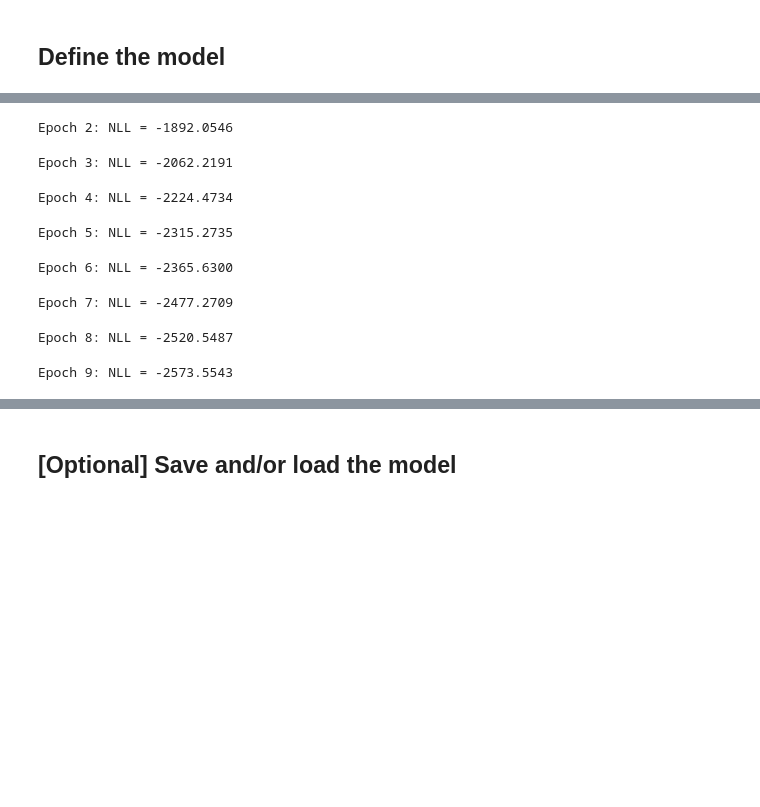
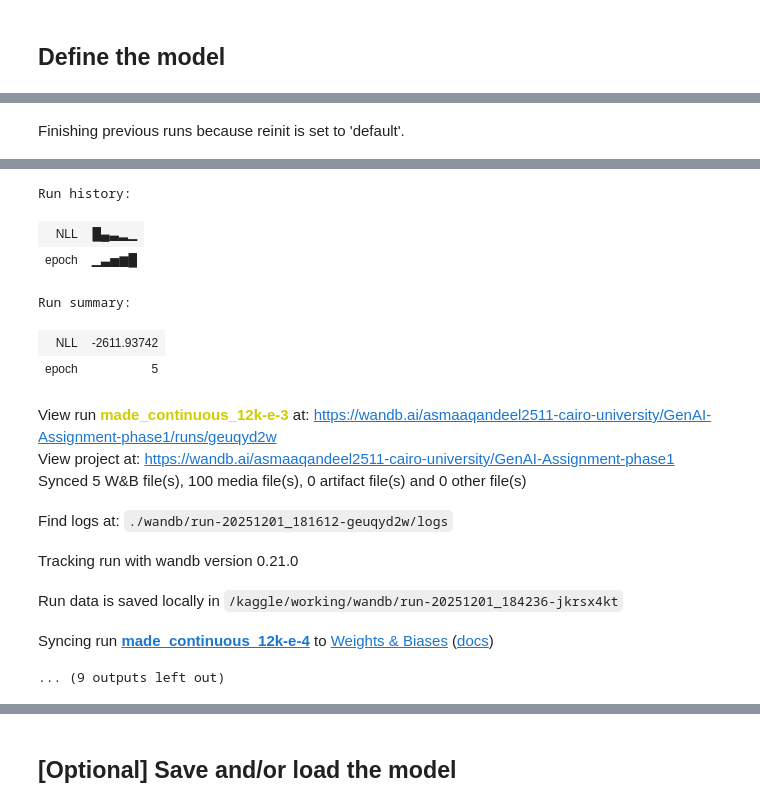
Before and after one commit to AsmaaQ25/GenAI-CMP637-2025, a Jupyter notebook: notebooks/MNIST_MADE.ipynb, the cells around one changed output, grey strips where cells are left out. Cells and saved outputs as stored; diff of their text form; code cells hidden in the pictures; blank space fills up the shorter version.

```diff
--- a/notebooks/MNIST_MADE.ipynb
+++ b/notebooks/MNIST_MADE.ipynb
@@ -132,3 +91,0 @@ show_batch_heatmaps(x)
-# %%
-x = (x > 0.5).float()
-x.unique()
@@ -357,40 +260,37 @@ def train_continuous_made(model, dataloader, epochs=10, lr=1e-3, device='cuda'):
     return epoch_losses
 # %%
 # TODO: Define the hyperparameters here.
-input_dim = 28*28
-hidden_layers = 2
-hidden_dim = [1000,1000]
-actv = "relu"
-grad_clip = 5.0
-n_mixtures = 10
-lr = 1e-5
+input_dim = 28*28 # for a flat image
+hidden_dim = [12455,12455] # two layers each is 8000
+# actv = "relu"
+# grad_clip = 5.0
+# n_mixtures = 10
+model = ContinuousConditionalMADE(
+    input_size= input_dim,
+    cond_size=10,
+    hidden_sizes= hidden_dim,
+)
 # %%
 # usage
 # training parameters
-epochs = 3
+epochs = 7
 batch_size = 64
-max_patience = 40
+lr = 1e-4
 
-model = ContinuousConditionalMADE(
-    input_size=784,
-    cond_size=10,
-    hidden_sizes=[1024, 1024],
-)
+# prepare data
 train_loader = DataLoader(dataset, batch_size=batch_size, shuffle=True)
+# prepare logger Weights and biases (Wandb)
+################
 
+wandb.login(key="9bf31a65f3249f4d45183b47993a4fdc3328db1f")
+wandb_logger = wandb.init(project="GenAI-Assignment-phase1", name="made_continuous_12k-e-4",
+                         config = {
+                        "learning_rate": lr,
+                        "batch_size": batch_size,
+                        "optimizer": "adam",
+                        "epochs": epochs,
+                        "model_architecture": "MADE-Continuous",
+                         "hidden_layers": hidden_dim })
 
-loss_history = train_continuous_made(model, train_loader, epochs=10, lr=1e-3, device='cuda')
-
-
-# wandb.login(key="9bf31a65f3249f4d45183b47993a4fdc3328db1f")
-# wandb_logger = wandb.init(project="GenAI-Assignment-phase1", name="made_con",
-#                          config = {
-#                         "learning_rate": lr,
-#                         "batch_size": batch_size,
-#                         "optimizer": "adam",
-#                         "epochs": epochs,
-#                         "model_architecture": "MADE",
-#                          "hidden_layers": hidden_dim })
-# loss_history, l2 = train_made("made_mnist-v4", model, train_loader,
-#                           max_patience, epochs=epochs, lr=lr, device=device)
+loss_history = train_continuous_made(model, train_loader, epochs=epochs, lr=lr, device='cuda')
 # %% [output]
@@ -397,0 +298 @@ Epoch 1: NLL = -1389.8728
+Finishing previous runs because reinit is set to 'default'.
@@ -398,8 +300,14 @@ Epoch 1: NLL = -1389.8728
-Epoch 2: NLL = -1892.0546
+Run history:
+| NLL | █▄▃▂▁ |
+| epoch | ▁▃▅▆█ |
-Epoch 3: NLL = -2062.2191
+Run summary:
+| NLL | -2611.93742 |
+| epoch | 5 |
+View run made_continuous_12k-e-3 at: https://wandb.ai/asmaaqandeel2511-cairo-university/GenAI-Assignment-phase1/runs/geuqyd2w
+View project at: https://wandb.ai/asmaaqandeel2511-cairo-university/GenAI-Assignment-phase1
+Synced 5 W&B file(s), 100 media file(s), 0 artifact file(s) and 0 other file(s)
+Find logs at: ./wandb/run-20251201_181612-geuqyd2w/logs
+Tracking run with wandb version 0.21.0
+Run data is saved locally in /kaggle/working/wandb/run-20251201_184236-jkrsx4kt
+Syncing run made_continuous_12k-e-4 to Weights & Biases (docs)
-Epoch 4: NLL = -2224.4734
+... (9 outputs left out)
-Epoch 5: NLL = -2315.2735
-Epoch 6: NLL = -2365.6300
-Epoch 7: NLL = -2477.2709
-Epoch 8: NLL = -2520.5487
-Epoch 9: NLL = -2573.5543
```
Also changed, not shown: parts of 22 cells of this notebook.
